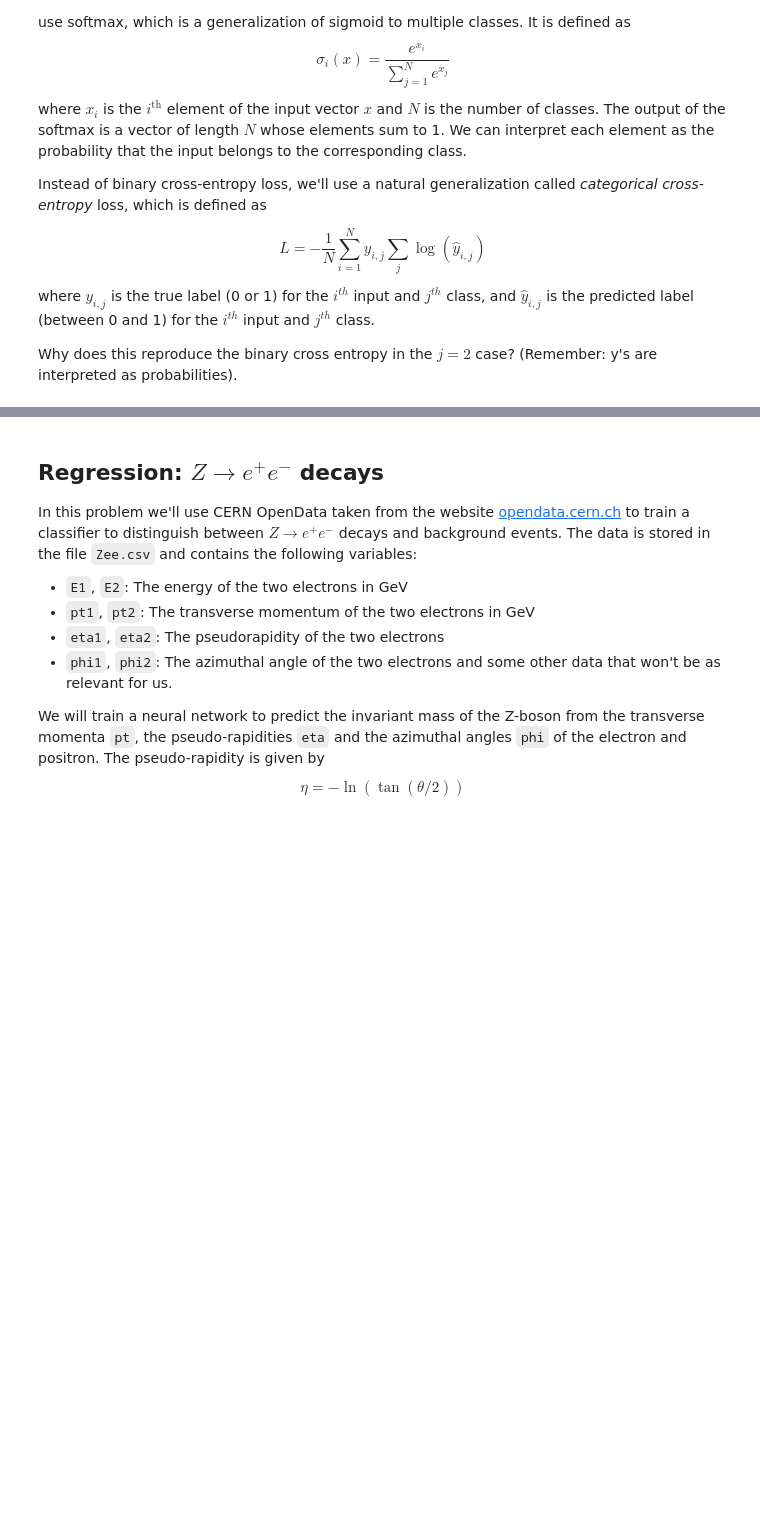
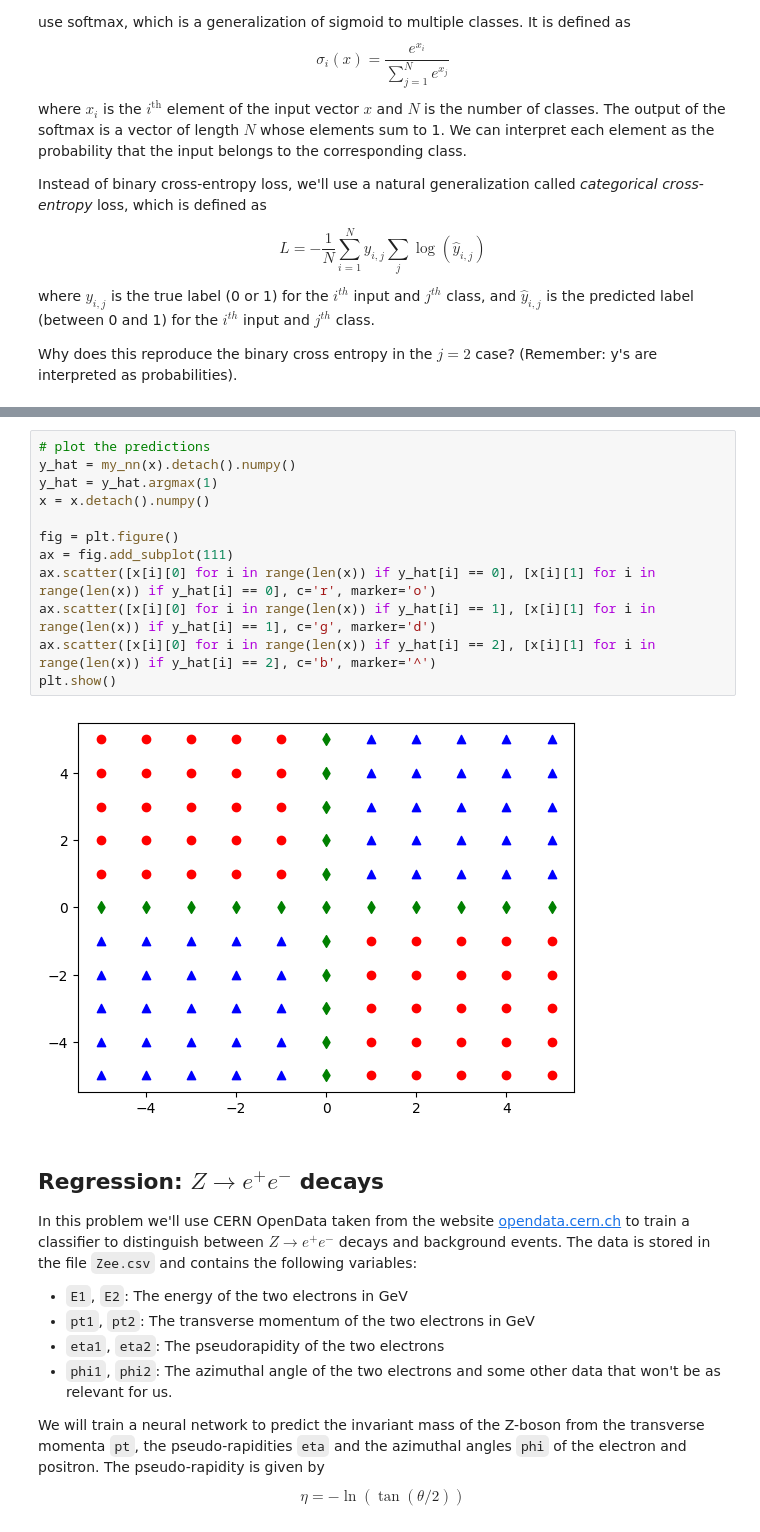
Before and after one commit to jimhalverson/COMP2023, a Jupyter notebook: notebooks/Physics and Machine Learning/2_Lecture_Supervised Learning.ipynb, the cells around one changed output, grey strips where cells are left out. Saved outputs shown, nothing was run; the diff lists cells and outputs as text; blank space fills up the shorter version.

```diff
--- a/notebooks/Physics and Machine Learning/2_Lecture_Supervised Learning.ipynb
+++ b/notebooks/Physics and Machine Learning/2_Lecture_Supervised Learning.ipynb
@@ -51,3 +261,17 @@ Why does this reproduce the binary cross entropy in the $j=2$ case? (Remember: y
+# %%
+# plot the predictions
+y_hat = my_nn(x).detach().numpy()
+y_hat = y_hat.argmax(1)
+x = x.detach().numpy()
+
+fig = plt.figure()
+ax = fig.add_subplot(111)
+ax.scatter([x[i][0] for i in range(len(x)) if y_hat[i] == 0], [x[i][1] for i in range(len(x)) if y_hat[i] == 0], c='r', marker='o')
+ax.scatter([x[i][0] for i in range(len(x)) if y_hat[i] == 1], [x[i][1] for i in range(len(x)) if y_hat[i] == 1], c='g', marker='d')
+ax.scatter([x[i][0] for i in range(len(x)) if y_hat[i] == 2], [x[i][1] for i in range(len(x)) if y_hat[i] == 2], c='b', marker='^')
+plt.show()
+# %% [output]
+[figure, added]
 # %% [markdown]
 ## Regression: $Z \to e^+ e^-$ decays
 
```
Also changed, not shown: parts of 19 cells of this notebook, 1 other file.
